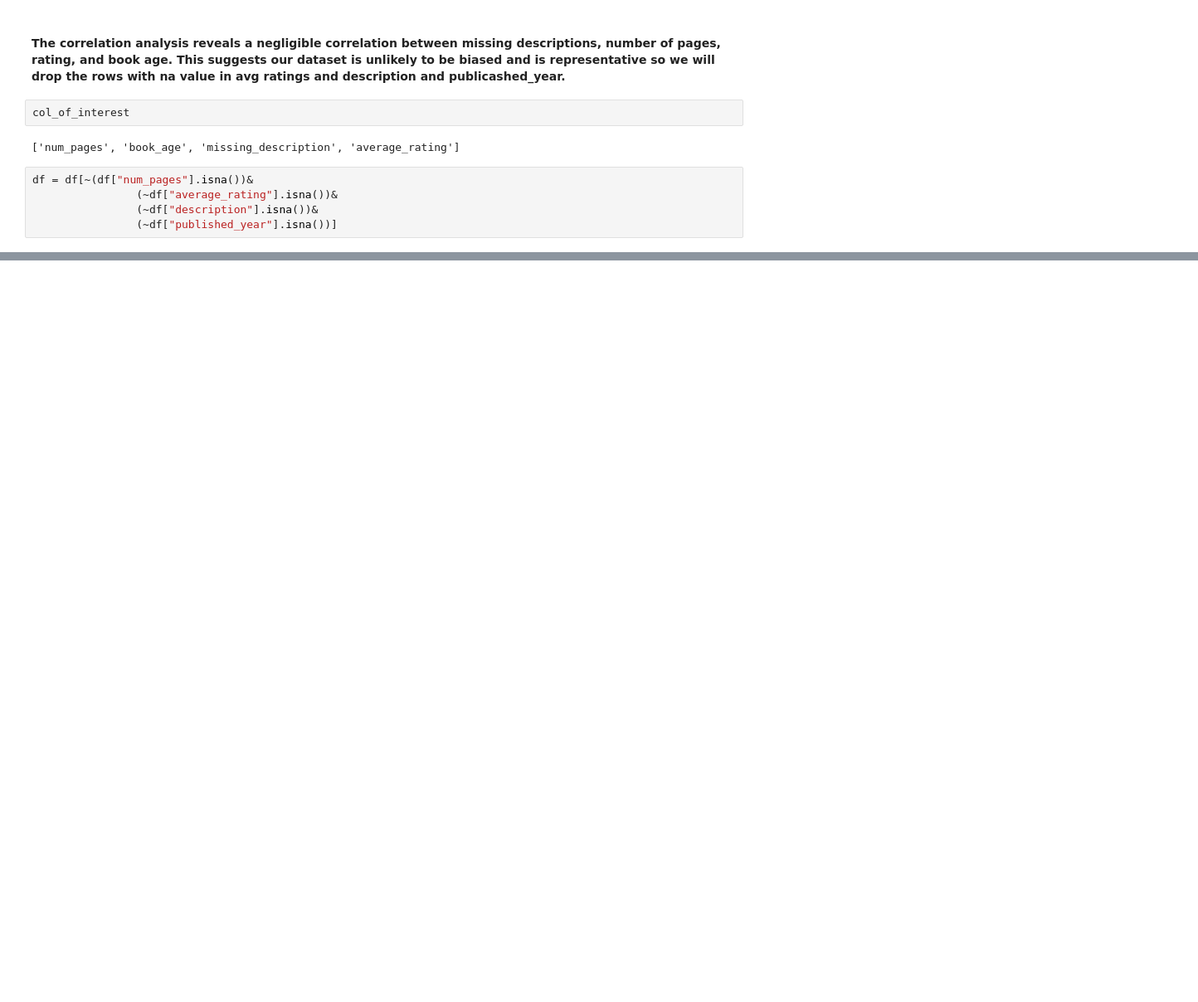
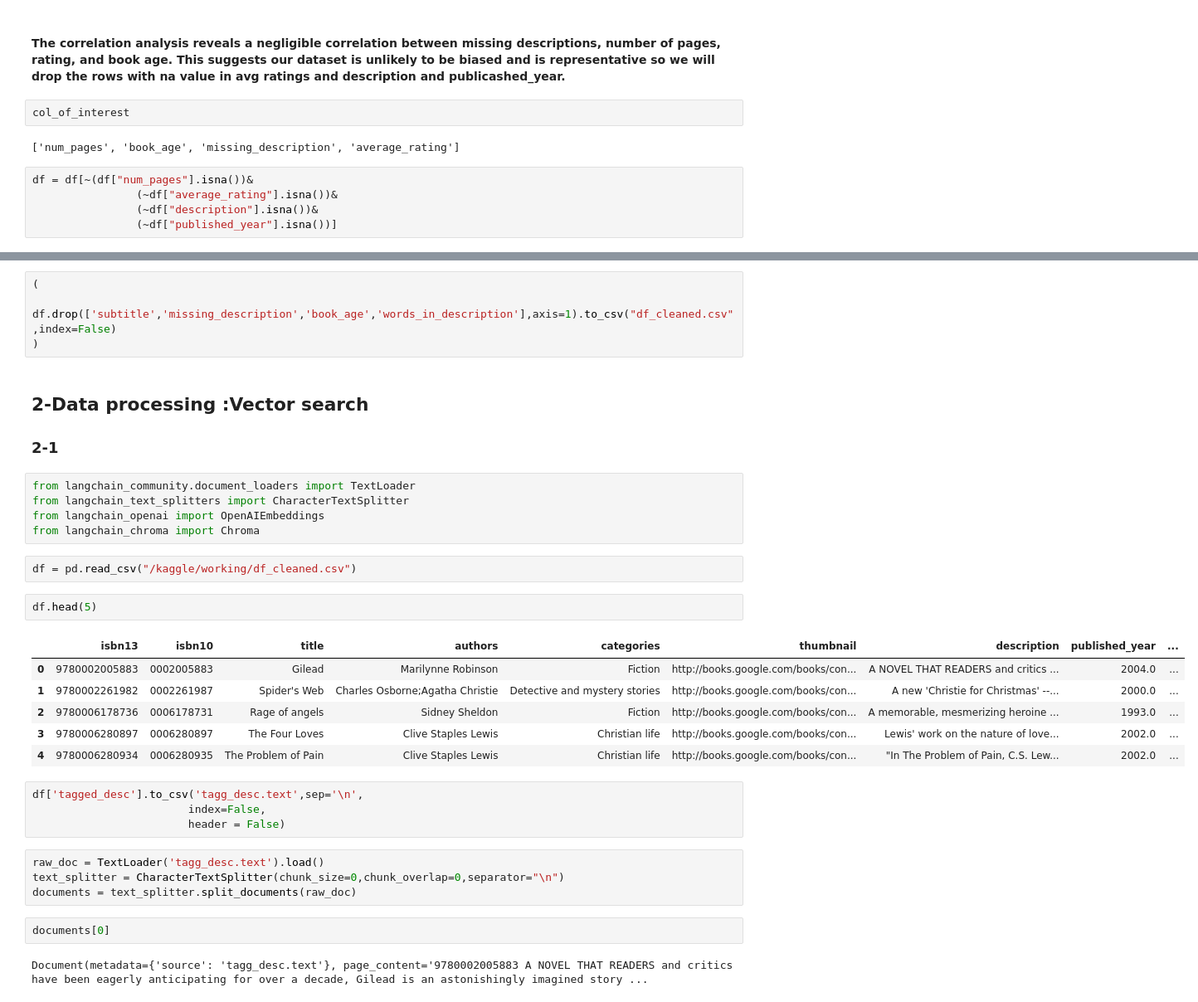
Before and after one commit to YassineSdk/Semantic-book-recommendation, a Jupyter notebook: semantic-book-recommender.ipynb, the cells around one changed output, grey strips where cells are left out. Shown at 83% size. Cells and saved outputs as stored; diff of their text form; blank space fills up the shorter version.

```diff
--- a/semantic-book-recommender.ipynb
+++ b/semantic-book-recommender.ipynb
@@ -144,0 +260,35 @@ df.head()
+# %%
+(
+    df.drop(['subtitle','missing_description','book_age','words_in_description'],axis=1).to_csv("df_cleaned.csv",index=False)
+)
+# %% [markdown]
+## 2-Data processing :Vector search
+### 2-1
+# %%
+from langchain_community.document_loaders import TextLoader
+from langchain_text_splitters import CharacterTextSplitter
+from langchain_openai import OpenAIEmbeddings
+from langchain_chroma import Chroma
+# %%
+df = pd.read_csv("/kaggle/working/df_cleaned.csv")
+# %%
+df.head(5)
+# %% [output]
+|  | isbn13 | isbn10 | title | authors | categories | thumbnail | description | published_year | ... |
+| 0 | 9780002005883 | 0002005883 | Gilead | Marilynne Robinson | Fiction | http://books.google.com/books/con... | A NOVEL THAT READERS and critics ... | 2004.0 | ... |
+| 1 | 9780002261982 | 0002261987 | Spider's Web | Charles Osborne;Agatha Christie | Detective and mystery stories | http://books.google.com/books/con... | A new 'Christie for Christmas' --... | 2000.0 | ... |
+| 2 | 9780006178736 | 0006178731 | Rage of angels | Sidney Sheldon | Fiction | http://books.google.com/books/con... | A memorable, mesmerizing heroine ... | 1993.0 | ... |
+| 3 | 9780006280897 | 0006280897 | The Four Loves | Clive Staples Lewis | Christian life | http://books.google.com/books/con... | Lewis' work on the nature of love... | 2002.0 | ... |
+| 4 | 9780006280934 | 0006280935 | The Problem of Pain | Clive Staples Lewis | Christian life | http://books.google.com/books/con... | "In The Problem of Pain, C.S. Lew... | 2002.0 | ... |
+# %%
+df['tagged_desc'].to_csv('tagg_desc.text',sep='\n',
+                        index=False,
+                        header = False)
+# %%
+raw_doc = TextLoader('tagg_desc.text').load()
+text_splitter = CharacterTextSplitter(chunk_size=0,chunk_overlap=0,separator="\n")
+documents = text_splitter.split_documents(raw_doc)
+# %%
+documents[0]
+# %% [output]
+Document(metadata={'source': 'tagg_desc.text'}, page_content='9780002005883 A NOVEL THAT READERS and critics have been eagerly anticipating for over a decade, Gilead is an astonishingly imagined story ...
```
Also changed, not shown: parts of 49 cells of this notebook.
